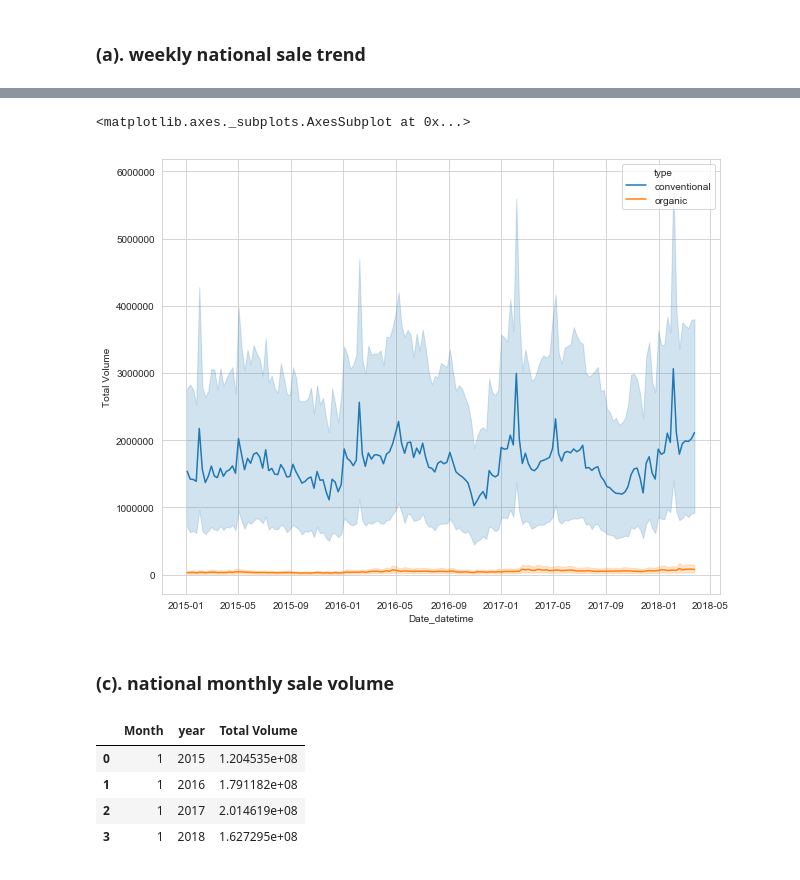
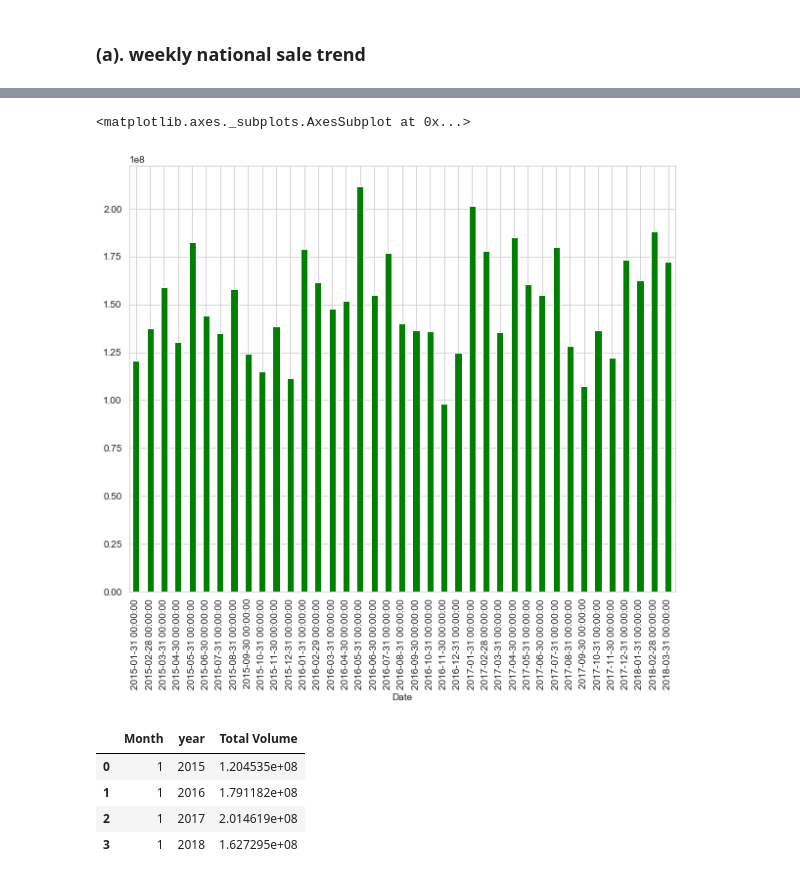
Before and after one commit to nanli-7/data-tools, a Jupyter notebook: data-visulization/visualizing-time-series-data.ipynb, the cells around one changed output, grey strips where cells are left out. Cells and saved outputs as stored; diff of their text form; code cells hidden in the pictures.

```diff
--- a/data-visulization/visualizing-time-series-data.ipynb
+++ b/data-visulization/visualizing-time-series-data.ipynb
@@ -190,13 +197,8 @@ regional_total[:3]
-# %%
-# regional sale trend, blue line shows the average
-seaborn.lineplot(x="Date_datetime", y="Total Volume",
-             hue="type",  #palette="tab10",#style="year",
-             data=avocado)
-# %% [output]
-<matplotlib.axes._subplots.AxesSubplot at 0x...>
-[figure, removed]
-# %% [markdown]
-### (c). national monthly sale volume
+# %%
+national_total.resample('M')['Total Volume'].sum().plot(kind='bar', color='green')
+# %% [output]
+<matplotlib.axes._subplots.AxesSubplot at 0x...>
+[figure, added]
 # %%
 national_monthly_sale = national_total.groupby(['Month','year'])['Total Volume'].sum().reset_index()
 # %%
```
Also changed, not shown: parts of 12 cells of this notebook, 1 other file.
